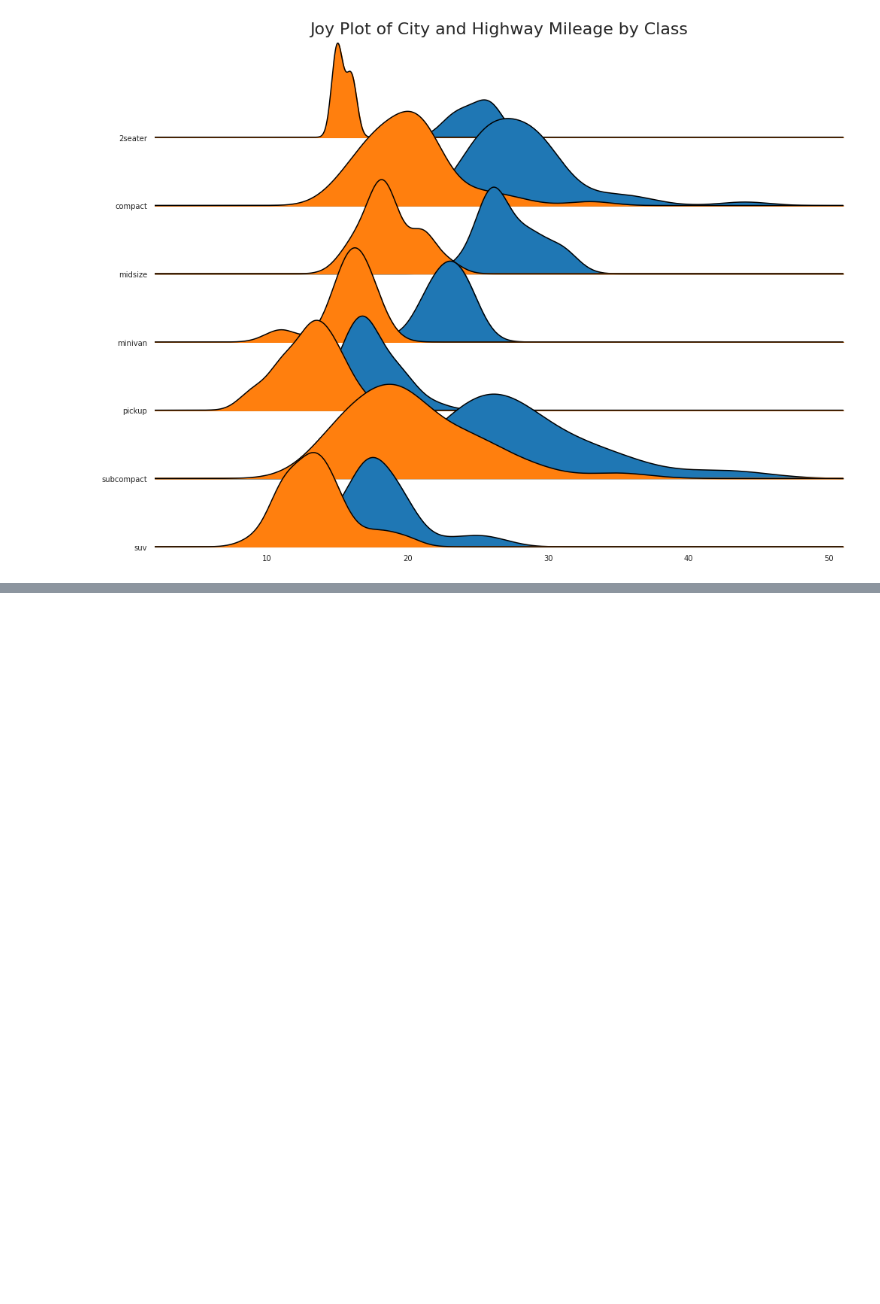
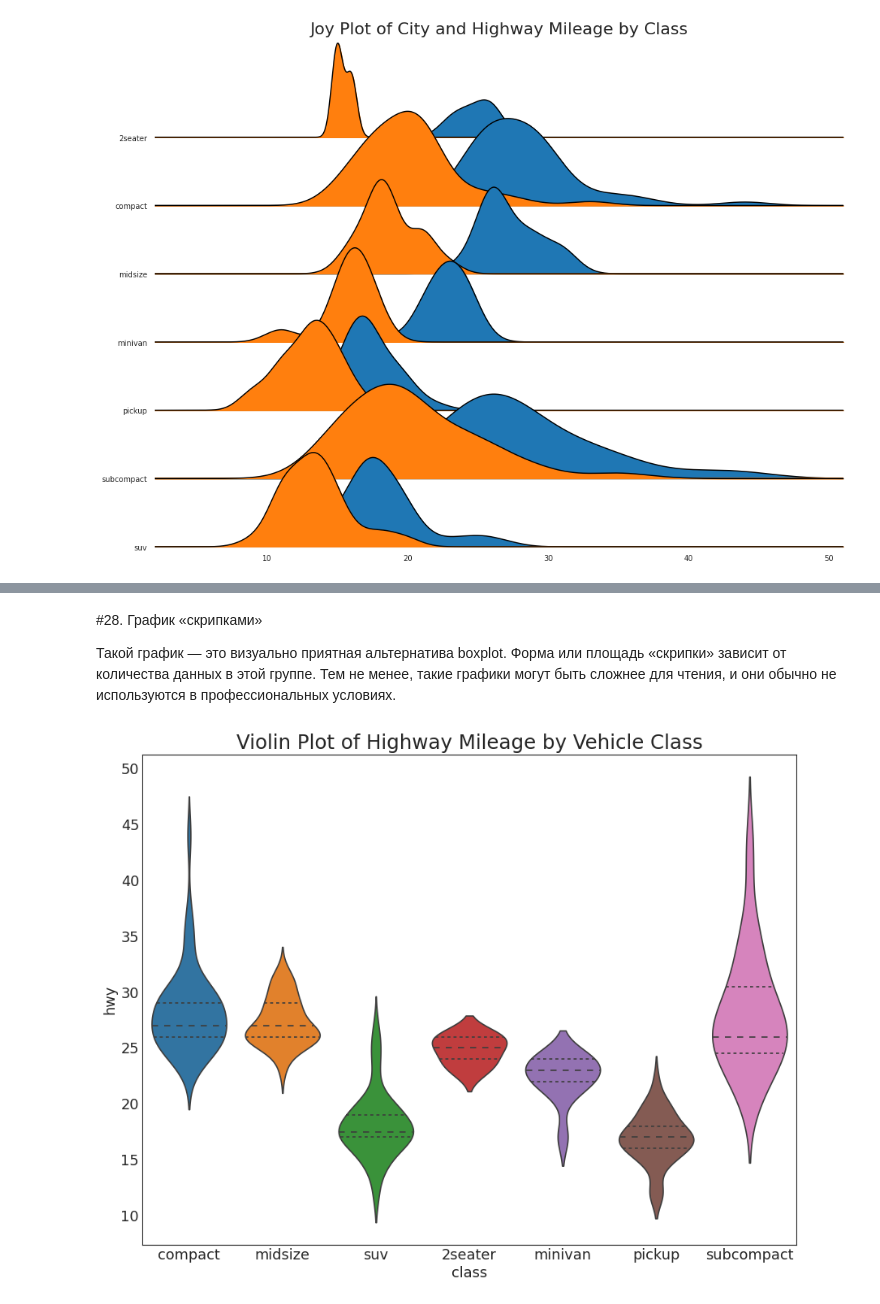
Before and after one commit to QAtester-MM/-----------------------------, a Jupyter notebook: Визуализация_данных.ipynb, the cells around one changed output, grey strips where cells are left out. Cells and saved outputs as stored; diff of their text form; code cells hidden in the pictures; blank space fills up the shorter version.

```diff
--- a/Визуализация_данных.ipynb
+++ b/Визуализация_данных.ipynb
@@ -828,0 +938,17 @@ plt.show()
+# %% [markdown]
+#28. График «скрипками»
+
+Такой график — это визуально приятная альтернатива boxplot. Форма или площадь «скрипки» зависит от количества данных в этой группе. Тем не менее, такие графики могут быть сложнее для чтения, и они обычно не используются в профессиональных условиях.
+# %%
+# Import Data
+df = pd.read_csv("https://github.com/selva86/datasets/raw/master/mpg_ggplot2.csv")
+
+# Draw Plot
+plt.figure(figsize=(13,10), dpi= 80)
+sns.violinplot(x='class', y='hwy', data=df, scale='width', inner='quartile')
+
+# Decoration
+plt.title('Violin Plot of Highway Mileage by Vehicle Class', fontsize=22)
+plt.show()
+# %% [output]
+[figure, added]
```
Also changed, not shown: parts of 14 cells of this notebook.
